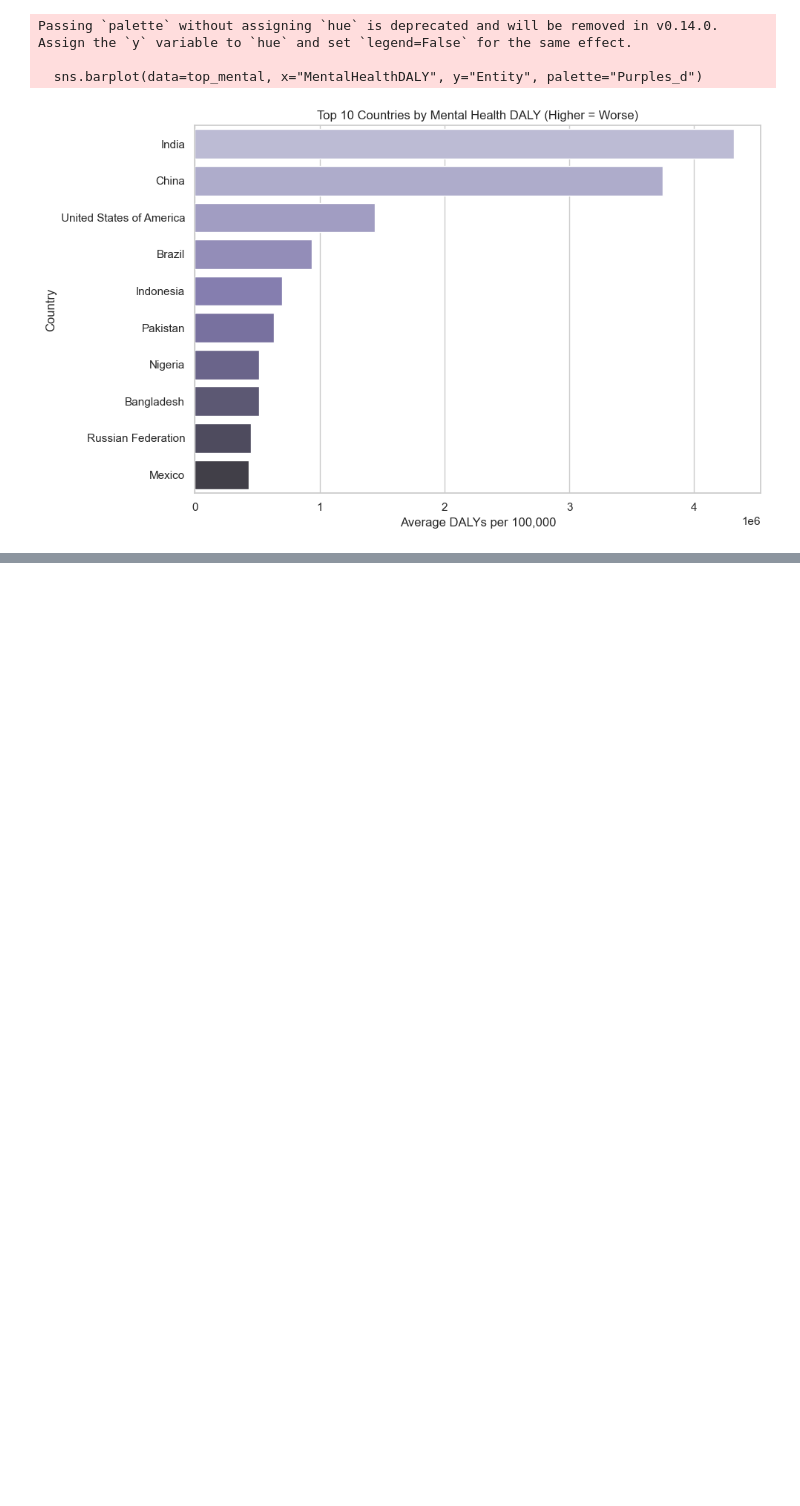
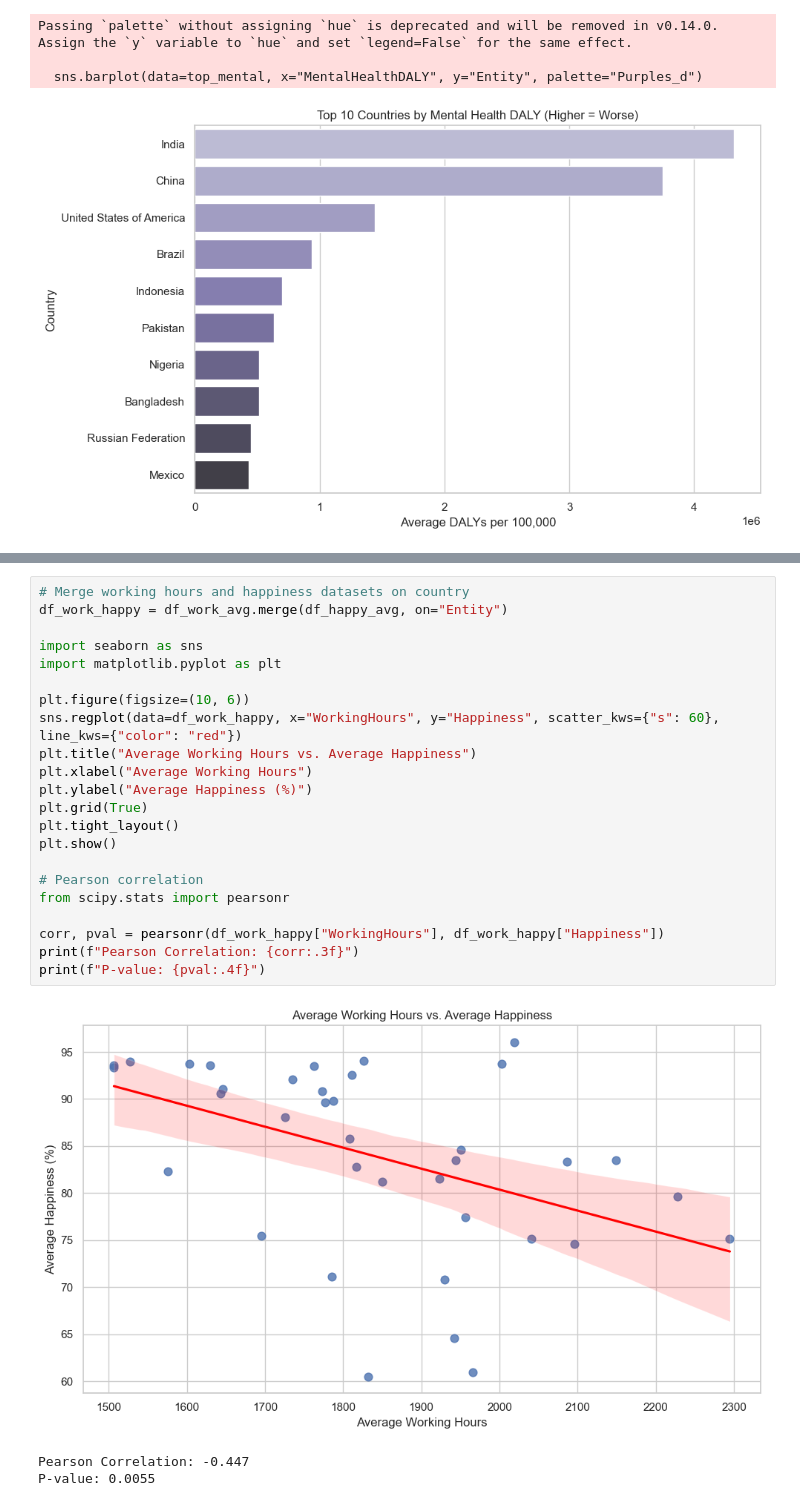
Before and after one commit to burcuekmekci/DSA210-Term-Project-Spring2025, a Jupyter notebook: termproject.ipynb, the cells around one changed output, grey strips where cells are left out. Cells and saved outputs as stored; diff of their text form; blank space fills up the shorter version.

```diff
--- a/termproject.ipynb
+++ b/termproject.ipynb
@@ -319,0 +331,26 @@ Passing `palette` without assigning `hue` is deprecated and will be removed in v
+# %%
+# Merge working hours and happiness datasets on country
+df_work_happy = df_work_avg.merge(df_happy_avg, on="Entity")
+
+import seaborn as sns
+import matplotlib.pyplot as plt
+
+plt.figure(figsize=(10, 6))
+sns.regplot(data=df_work_happy, x="WorkingHours", y="Happiness", scatter_kws={"s": 60}, line_kws={"color": "red"})
+plt.title("Average Working Hours vs. Average Happiness")
+plt.xlabel("Average Working Hours")
+plt.ylabel("Average Happiness (%)")
+plt.grid(True)
+plt.tight_layout()
+plt.show()
+
+# Pearson correlation
+from scipy.stats import pearsonr
+
+corr, pval = pearsonr(df_work_happy["WorkingHours"], df_work_happy["Happiness"])
+print(f"Pearson Correlation: {corr:.3f}")
+print(f"P-value: {pval:.4f}")
+# %% [output]
+[figure, added]
+Pearson Correlation: -0.447
+P-value: 0.0055
```
Also changed, not shown: parts of 12 cells of this notebook.
